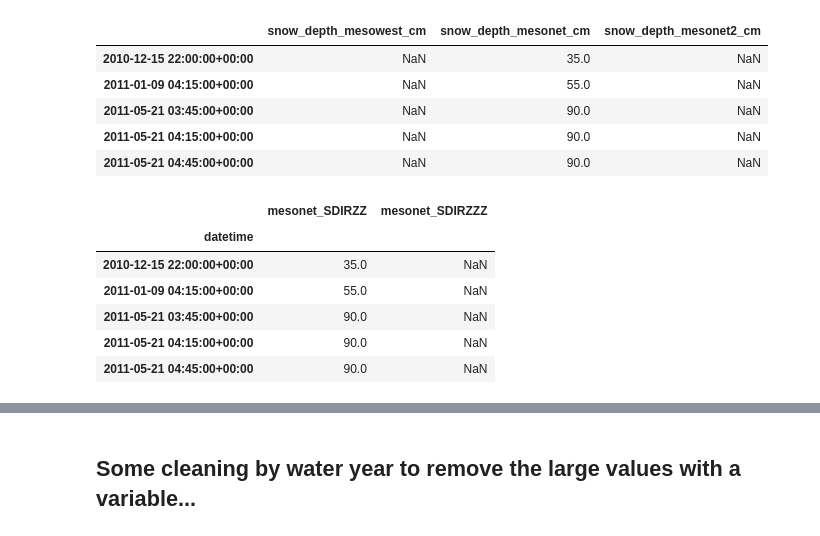
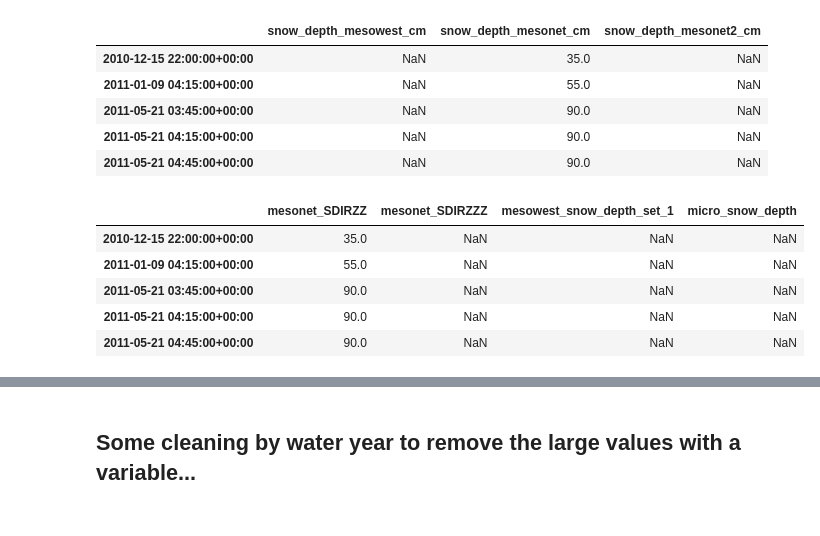
Before and after one commit to cassielumbrazo/juneau_data_analysis, a Jupyter notebook: 2_load_all_powderpatch_microspecialties.ipynb, the cells around one changed output, grey strips where cells are left out. Saved outputs shown, nothing was run; the diff lists cells and outputs as text; code cells hidden in the pictures.

```diff
--- a/2_load_all_powderpatch_microspecialties.ipynb
+++ b/2_load_all_powderpatch_microspecialties.ipynb
@@ -39,6 +39,8 @@ pwd
 '/home/cassie/python/repos/juneau_data_analysis'
 # %%
 # open the csv
-filename = "/hdd/snow_hydrology/met_station/powder_patch/microspecialties_url_download.csv"
-df_micro = pd.read_csv(filename, sep = ",")
+# filename = "/hdd/snow_hydrology/met_station/powder_patch/microspecialties_url_download_raw.csv" # raw data
+filename = "/hdd/snow_hydrology/met_station/powder_patch/microspecialties_url_download_edit.csv" # just removed a few lines
+# df_micro = pd.read_csv(filename, sep = ",")
+df_micro = pd.read_csv(filename, sep=",", engine="python", on_bad_lines="skip") # on_bad_lines="skip"
 df_micro
@@ -44,0 +61,5 @@ df_micro
+# %%
+df_micro['datetime'] = pd.to_datetime(df_micro['datetime'], utc=True)
+# set datetime as the index
+df_micro.set_index('datetime', inplace=True)
+df_micro.head()
@@ -44,0 +74,21 @@ df_micro
+# %%
+for col in df_micro.columns:
+    if col not in ['datetime']:
+        df_micro[col] = pd.to_numeric(df_micro[col], errors='coerce')
+
+# Plot all variables as timeseries in subplots
+variables = [col for col in df_micro.columns if col not in ['datetime']]
+n_vars = len(variables)
+
+fig, axes = plt.subplots(n_vars, 1, figsize=(14, 3 * n_vars), sharex=True)
+if n_vars == 1:
+    axes = [axes]
+
+for ax, var in zip(axes, variables):
+    ax.plot(df_micro[var])
+    ax.set_ylabel(var)
+    ax.grid(True)
+
+axes[-1].set_xlabel('datetime')
+plt.tight_layout()
+plt.show()
@@ -237,13 +306,23 @@ df_snow.head()
 # %%
 # create a new tidy dataframe with just the snow depth data from both sources for easier comparison
 df_mesonet_snow = df_mesonet[['SDIRZZ', 'SDIRZZZ']].copy()
 df_mesonet_snow = df_mesonet_snow.rename(columns={'SDIRZZ': 'mesonet_SDIRZZ', 'SDIRZZZ': 'mesonet_SDIRZZZ'})
-df_mesonet_snow.head()
+
+# now create a df_mesowest_snow
+df_mesowest_snow = df_mesowest[['snow_depth_set_1']].copy()
+df_mesowest_snow = df_mesowest_snow.rename(columns={'snow_depth_set_1': 'mesowest_snow_depth_set_1'})
+
+# now create a df_micro_snow
+df_micro_snow = df_micro[['data9']].copy()
+df_micro_snow = df_micro_snow.rename(columns={'data9': 'micro_snow_depth'})
+
+# combine the two dataframes on their datetime index
+df_snow = pd.concat([df_mesonet_snow, df_mesowest_snow, df_micro_snow], axis=0)
+df_snow.head()
 # %% [output]
-|  | mesonet_SDIRZZ | mesonet_SDIRZZZ |
-| datetime |  |  |
-| 2010-12-15 22:00:00+00:00 | 35.0 | NaN |
-| 2011-01-09 04:15:00+00:00 | 55.0 | NaN |
-| 2011-05-21 03:45:00+00:00 | 90.0 | NaN |
-| 2011-05-21 04:15:00+00:00 | 90.0 | NaN |
-| 2011-05-21 04:45:00+00:00 | 90.0 | NaN |
+|  | mesonet_SDIRZZ | mesonet_SDIRZZZ | mesowest_snow_depth_set_1 | micro_snow_depth |
+| 2010-12-15 22:00:00+00:00 | 35.0 | NaN | NaN | NaN |
+| 2011-01-09 04:15:00+00:00 | 55.0 | NaN | NaN | NaN |
+| 2011-05-21 03:45:00+00:00 | 90.0 | NaN | NaN | NaN |
+| 2011-05-21 04:15:00+00:00 | 90.0 | NaN | NaN | NaN |
+| 2011-05-21 04:45:00+00:00 | 90.0 | NaN | NaN | NaN |
```
Also changed, not shown: parts of 13 cells of this notebook.
